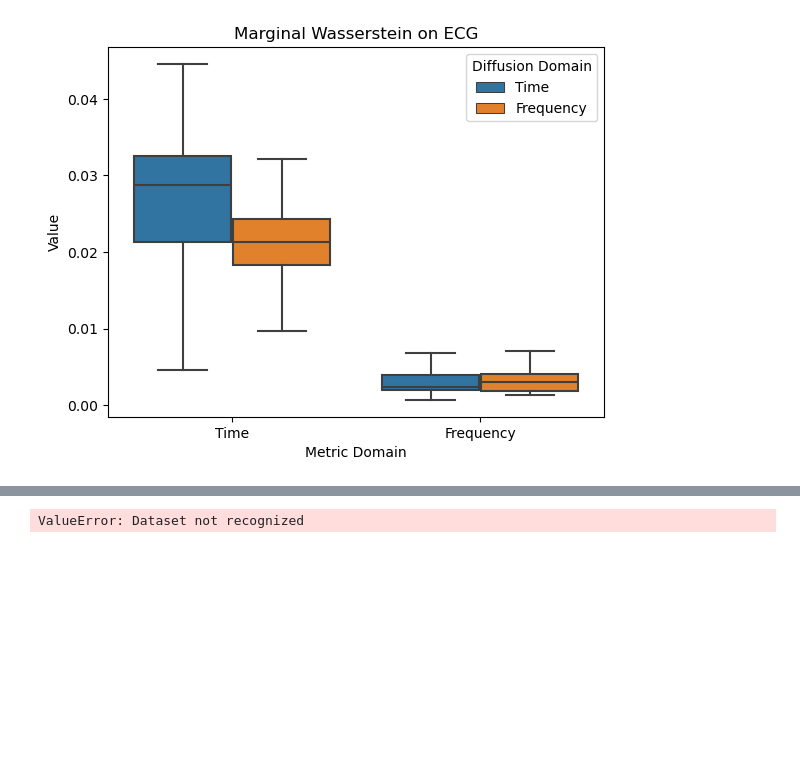
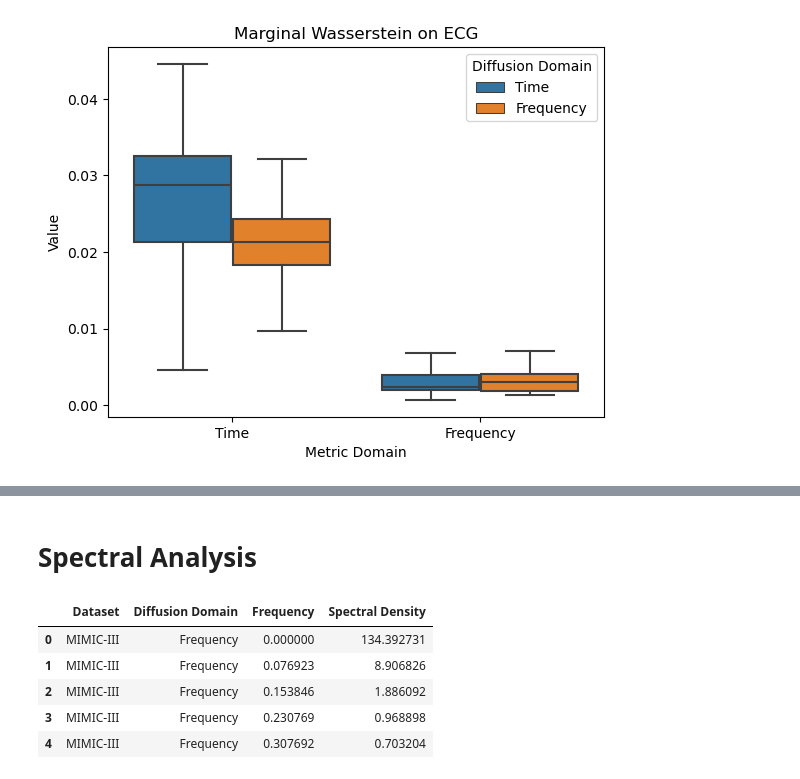
Before and after one commit to JonathanCrabbe/FourierDiffusion, a Jupyter notebook: notebooks/results.ipynb, the cells around one changed output, grey strips where cells are left out. Cells and saved outputs as stored; diff of their text form; code cells hidden in the pictures; blank space fills up the shorter version.

Commit message:
New results with ECG

```diff
--- a/notebooks/results.ipynb
+++ b/notebooks/results.ipynb
@@ -136,15 +170,36 @@ for metric in df.Metric.unique():
+# %% [markdown]
+# Spectral Analysis
 # %%
-spectral_density_list = []
+spectral_data = []
 for run in run_list:
-    data = {}
     with open(runs_dir / f"{run}/train_config.yaml", "r") as f:
         config = safe_load(f)
-        data["Dataset"] = infer_dataset(config["datamodule"]["_target_"])
-        data["Diffusion Domain"] = infer_diffusion_domain(config["fourier_transform"])
+        dataset_name = infer_dataset(config)
+        diffusion_domain = infer_diffusion_domain(config["fourier_transform"])
     with open(runs_dir / f"{run}/results.yaml", "r") as f:
         results = safe_load(f)
-        data["Specral Density"] = calculate_spectral_density(results["freq_marginal_wasserstein_all"], data["Dataset"])
-        spectral_density_list.append(data)
-spectral_density_list
+        spectral_density = calculate_spectral_density(
+            results["spectral_marginal_wasserstein_all"],
+            sample_path=runs_dir / f"{run}/samples.pt",
+        )
+        freqs = torch.arange(0, 1, 1 / spectral_density.shape[0])
+        spectral_data.extend(
+            [
+                {
+                    "Dataset": dataset_name,
+                    "Diffusion Domain": diffusion_domain,
+                    "Frequency": freqs[k].item(),
+                    "Spectral Density": spectral_density[k].item(),
+                }
+                for k in range(len(spectral_density))
+            ]
+        )
+spectral_df = pd.DataFrame(spectral_data)
+spectral_df.head()
 # %% [output]
-ValueError: Dataset not recognized
+|  | Dataset | Diffusion Domain | Frequency | Spectral Density |
+| 0 | MIMIC-III | Frequency | 0.000000 | 134.392731 |
+| 1 | MIMIC-III | Frequency | 0.076923 | 8.906826 |
+| 2 | MIMIC-III | Frequency | 0.153846 | 1.886092 |
+| 3 | MIMIC-III | Frequency | 0.230769 | 0.968898 |
+| 4 | MIMIC-III | Frequency | 0.307692 | 0.703204 |
```
Also changed, not shown: parts of 7 cells of this notebook, 1 other file.
